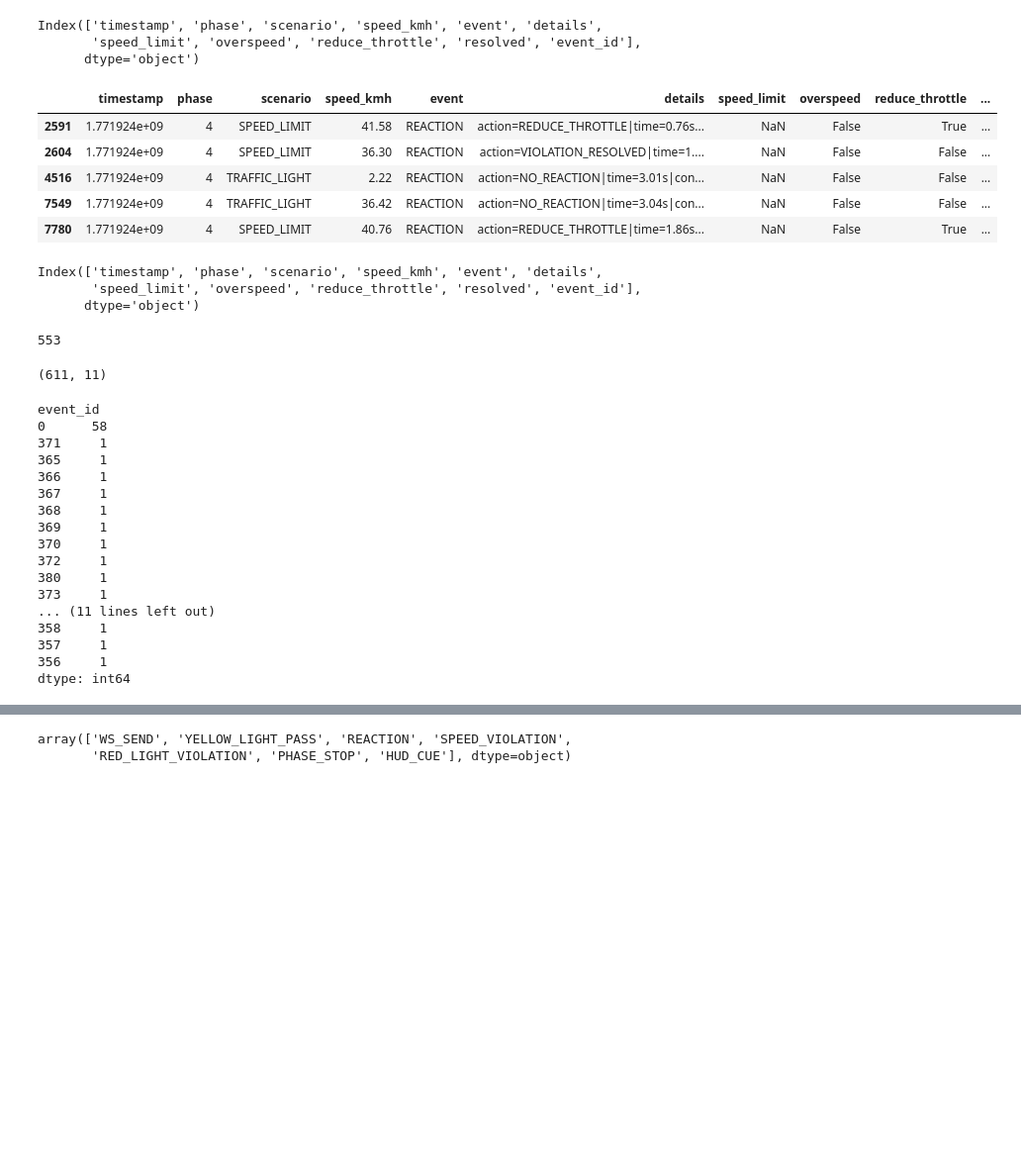
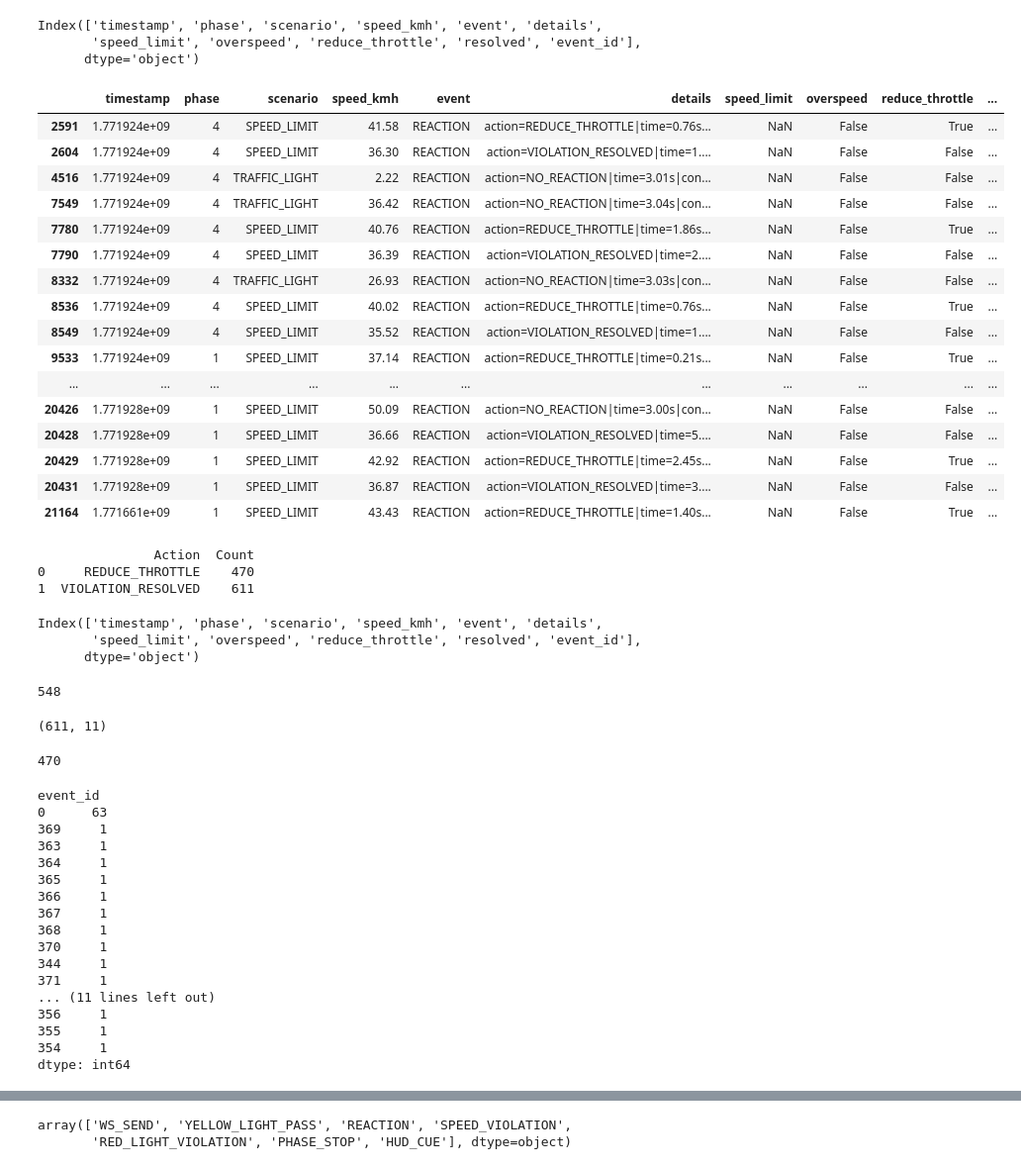
Before and after one commit to KeirAAAlcantara/SimAnalysis, a Jupyter notebook: SimData.ipynb, the cells around one changed output, grey strips where cells are left out. Shown at 99% size. Saved outputs shown, nothing was run; the diff lists cells and outputs as text; code cells hidden in the pictures; blank space fills up the shorter version.

```diff
--- a/SimData.ipynb
+++ b/SimData.ipynb
@@ -193,7 +193,10 @@ array([30., nan, 90., 60.])
 # %%
 # detect patterns
 df_simulation["overspeed"] = df_simulation["details"].str.contains('"overspeed": true', na=False)
-df_simulation["reduce_throttle"] = df_simulation["details"].str.contains("REDUCE_THROTTLE", na=False)
+df_simulation["reduce_throttle"] = (
+    (df_simulation["details"].str.contains("REDUCE_THROTTLE", na=False)) &
+    (df_simulation["scenario"] == "SPEED_LIMIT")
+)
 df_simulation["resolved"] = df_simulation["details"].str.contains("VIOLATION_RESOLVED", na=False)
 
 active = False
@@ -205,17 +208,18 @@ for overspeed, reduce_throttle, resolved in zip(
         df_simulation["reduce_throttle"],
         df_simulation["resolved"]):
 
-    # start condition
+    # start condition: active = False AND reduce_throttle OR overspeed
     if not active and (reduce_throttle or overspeed):
         active = True
-        event_id += 1
+        event_id += 1  # increment event_id for each new event
 
+    # assign event_id if active
     if active:
         event_ids.append(event_id)
     else:
         event_ids.append(0)
 
-    # end condition
+    # end condition: resolved → stop counting
     if resolved:
         active = False
 
@@ -228,14 +232,46 @@ Index(['timestamp', 'phase', 'scenario', 'speed_kmh', 'event', 'details',
       dtype='object')
 # %%
 # checking lang
-display(df_simulation[df_simulation["event"].isin(["REACTION"])].head(5))
+display(df_simulation[df_simulation["event"].isin(["REACTION"])].head(50))
 # %% [output]
 |  | timestamp | phase | scenario | speed_kmh | event | details | speed_limit | overspeed | reduce_throttle | ... |
 | 2591 | 1.771924e+09 | 4 | SPEED_LIMIT | 41.58 | REACTION | action=REDUCE_THROTTLE|time=0.76s... | NaN | False | True | ... |
 | 2604 | 1.771924e+09 | 4 | SPEED_LIMIT | 36.30 | REACTION | action=VIOLATION_RESOLVED|time=1.... | NaN | False | False | ... |
 | 4516 | 1.771924e+09 | 4 | TRAFFIC_LIGHT | 2.22 | REACTION | action=NO_REACTION|time=3.01s|con... | NaN | False | False | ... |
 | 7549 | 1.771924e+09 | 4 | TRAFFIC_LIGHT | 36.42 | REACTION | action=NO_REACTION|time=3.04s|con... | NaN | False | False | ... |
 | 7780 | 1.771924e+09 | 4 | SPEED_LIMIT | 40.76 | REACTION | action=REDUCE_THROTTLE|time=1.86s... | NaN | False | True | ... |
+| 7790 | 1.771924e+09 | 4 | SPEED_LIMIT | 36.39 | REACTION | action=VIOLATION_RESOLVED|time=2.... | NaN | False | False | ... |
+| 8332 | 1.771924e+09 | 4 | TRAFFIC_LIGHT | 26.93 | REACTION | action=NO_REACTION|time=3.03s|con... | NaN | False | False | ... |
+| 8536 | 1.771924e+09 | 4 | SPEED_LIMIT | 40.02 | REACTION | action=REDUCE_THROTTLE|time=0.76s... | NaN | False | True | ... |
+| 8549 | 1.771924e+09 | 4 | SPEED_LIMIT | 35.52 | REACTION | action=VIOLATION_RESOLVED|time=1.... | NaN | False | False | ... |
+| 9533 | 1.771924e+09 | 1 | SPEED_LIMIT | 37.14 | REACTION | action=REDUCE_THROTTLE|time=0.21s... | NaN | False | True | ... |
+| ... | ... | ... | ... | ... | ... | ... | ... | ... | ... | ... |
+| 20426 | 1.771928e+09 | 1 | SPEED_LIMIT | 50.09 | REACTION | action=NO_REACTION|time=3.00s|con... | NaN | False | False | ... |
+| 20428 | 1.771928e+09 | 1 | SPEED_LIMIT | 36.66 | REACTION | action=VIOLATION_RESOLVED|time=5.... | NaN | False | False | ... |
+| 20429 | 1.771928e+09 | 1 | SPEED_LIMIT | 42.92 | REACTION | action=REDUCE_THROTTLE|time=2.45s... | NaN | False | True | ... |
+| 20431 | 1.771928e+09 | 1 | SPEED_LIMIT | 36.87 | REACTION | action=VIOLATION_RESOLVED|time=3.... | NaN | False | False | ... |
+| 21164 | 1.771661e+09 | 1 | SPEED_LIMIT | 43.43 | REACTION | action=REDUCE_THROTTLE|time=1.40s... | NaN | False | True | ... |
+# %%
+# Filter for SPEED_LIMIT scenario
+speed_limit_df = df_simulation[df_simulation["scenario"] == "SPEED_LIMIT"]
+
+# Count REDUCE_THROTTLE events
+reduce_throttle_count = speed_limit_df["details"].str.contains("REDUCE_THROTTLE", na=False).sum()
+
+# Count VIOLATION_RESOLVED events
+violation_resolved_count = speed_limit_df["details"].str.contains("VIOLATION_RESOLVED", na=False).sum()
+
+# Create a table to display
+summary_table = pd.DataFrame({
+    "Action": ["REDUCE_THROTTLE", "VIOLATION_RESOLVED"],
+    "Count": [reduce_throttle_count, violation_resolved_count]
+})
+
+print(summary_table)
+# %% [output]
+               Action  Count
+0     REDUCE_THROTTLE    470
+1  VIOLATION_RESOLVED    611
 # %%
 df_simulation.columns
 # %% [output]
@@ -245,11 +281,16 @@ Index(['timestamp', 'phase', 'scenario', 'speed_kmh', 'event', 'details',
 # %%
 df_simulation['event_id'].max()
 # %% [output]
-553
+548
 # %%
 df_simulation[df_simulation["resolved"]].shape
 # %% [output]
 (611, 11)
+# %%
+# Number of unique events started by REDUCE_THROTTLE in SPEED_LIMIT
+df_simulation[df_simulation["reduce_throttle"]]["event_id"].nunique()
+# %% [output]
+470
 # %%
 df_simulation[df_simulation["resolved"]] \
     .groupby("event_id") \
@@ -258,21 +299,21 @@ df_simulation[df_simulation["resolved"]] \
     .head(25)
 # %% [output]
 event_id
-0      58
-371     1
+0      63
+369     1
+363     1
+364     1
 365     1
 366     1
 367     1
 368     1
-369     1
 370     1
-372     1
-380     1
-373     1
+344     1
+371     1
 ... (11 lines left out)
-358     1
-357     1
 356     1
+355     1
+354     1
 dtype: int64
 # %%
 # checking lang if action = slow down and action = resolved has same event_id
```
Also changed, not shown: parts of 1 cell of this notebook.
